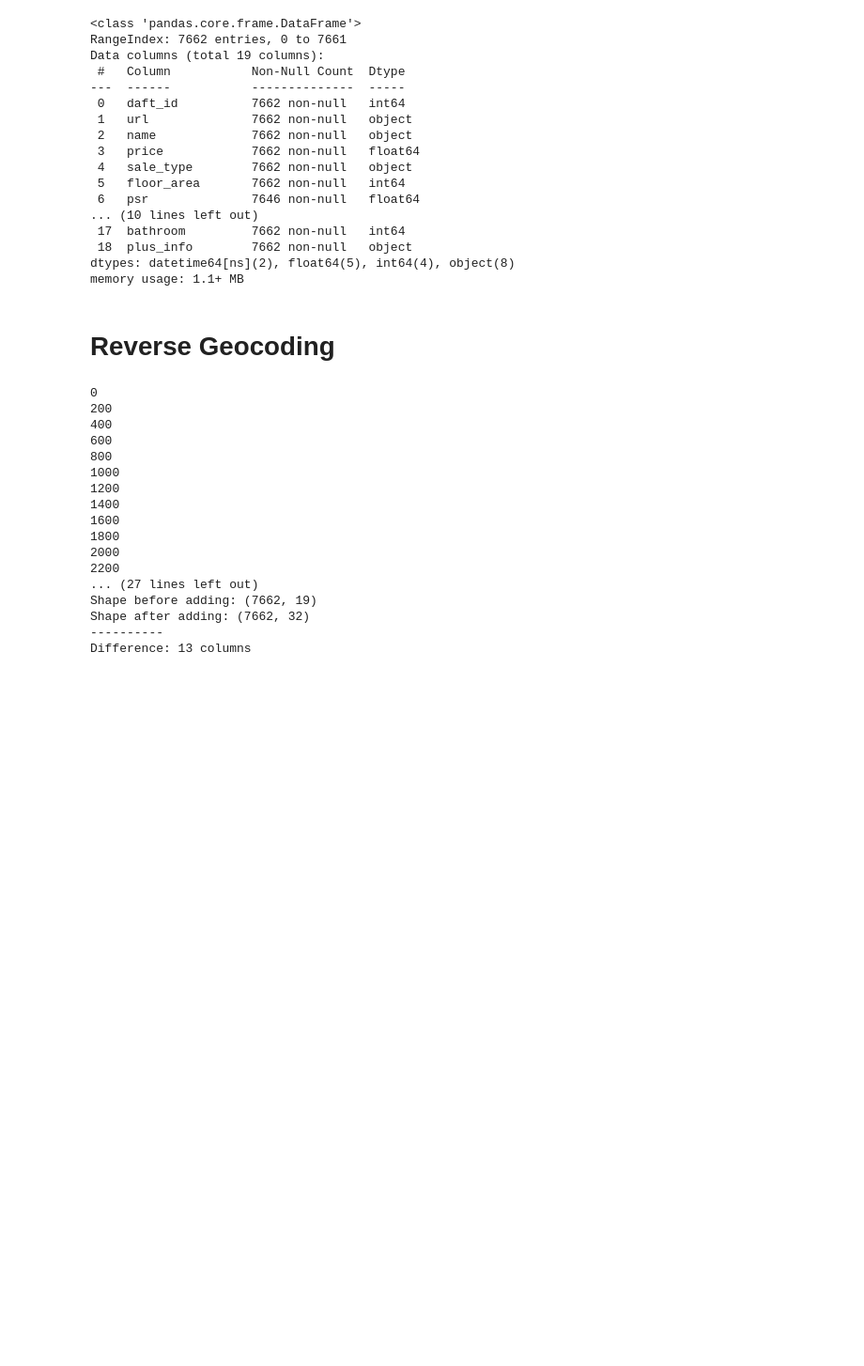
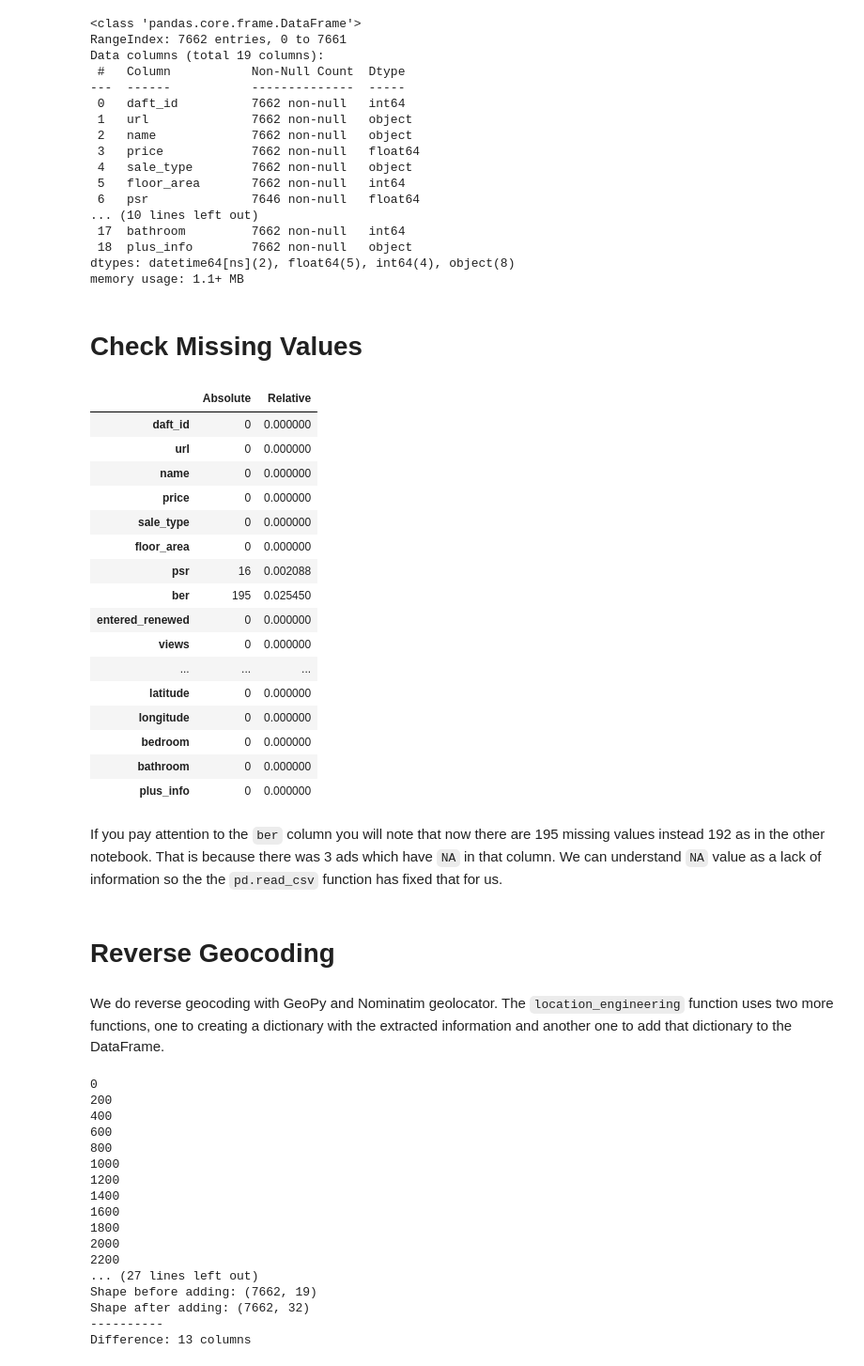
Before and after one commit to javiicc/Identifying_Potential_Investment_Opportunities_In_The_Irish_Real_Estate_Market_Using_MachineLearning, a Jupyter notebook: Feature_Engineering_Geospatial_Data_GeoPy.ipynb, the cells around one changed output. Shown at 94% size. Drawn from its saved outputs; the diff is of its cells as text; code cells hidden in the pictures; blank space fills up the shorter version.

Commit message:
geosp data

```diff
--- a/Feature_Engineering_Geospatial_Data_GeoPy.ipynb
+++ b/Feature_Engineering_Geospatial_Data_GeoPy.ipynb
@@ -42,8 +44,35 @@ Data columns (total 19 columns):
  18  plus_info        7662 non-null   object
 dtypes: datetime64[ns](2), float64(5), int64(4), object(8)
 memory usage: 1.1+ MB
+# %% [markdown]
+# Check Missing Values
+# %%
+# Check missing values in absolute and relative terms
+missing_values(sale)
+# %% [output]
+|  | Absolute | Relative |
+| daft_id | 0 | 0.000000 |
+| url | 0 | 0.000000 |
+| name | 0 | 0.000000 |
+| price | 0 | 0.000000 |
+| sale_type | 0 | 0.000000 |
+| floor_area | 0 | 0.000000 |
+| psr | 16 | 0.002088 |
+| ber | 195 | 0.025450 |
+| entered_renewed | 0 | 0.000000 |
+| views | 0 | 0.000000 |
+| ... | ... | ... |
+| latitude | 0 | 0.000000 |
+| longitude | 0 | 0.000000 |
+| bedroom | 0 | 0.000000 |
+| bathroom | 0 | 0.000000 |
+| plus_info | 0 | 0.000000 |
+# %% [markdown]
+If you pay attention to the `ber` column you will note that now there are 195 missing values instead 192 as in the other notebook. That is because there was 3 ads which have `NA` in that column. We can understand `NA` value as a lack of information so the the `pd.read_csv` function has fixed that for us.
 # %% [markdown]
 # Reverse Geocoding
+# %% [markdown]
+We do reverse geocoding with GeoPy and Nominatim geolocator. The `location_engineering` function uses two more functions, one to creating a dictionary with the extracted information and another one to add that dictionary to the DataFrame.
 # %%
 sale = location_engineering(df=sale)
 # %% [output]
```
Also changed, not shown: parts of 18 cells of this notebook, 3 other files.
